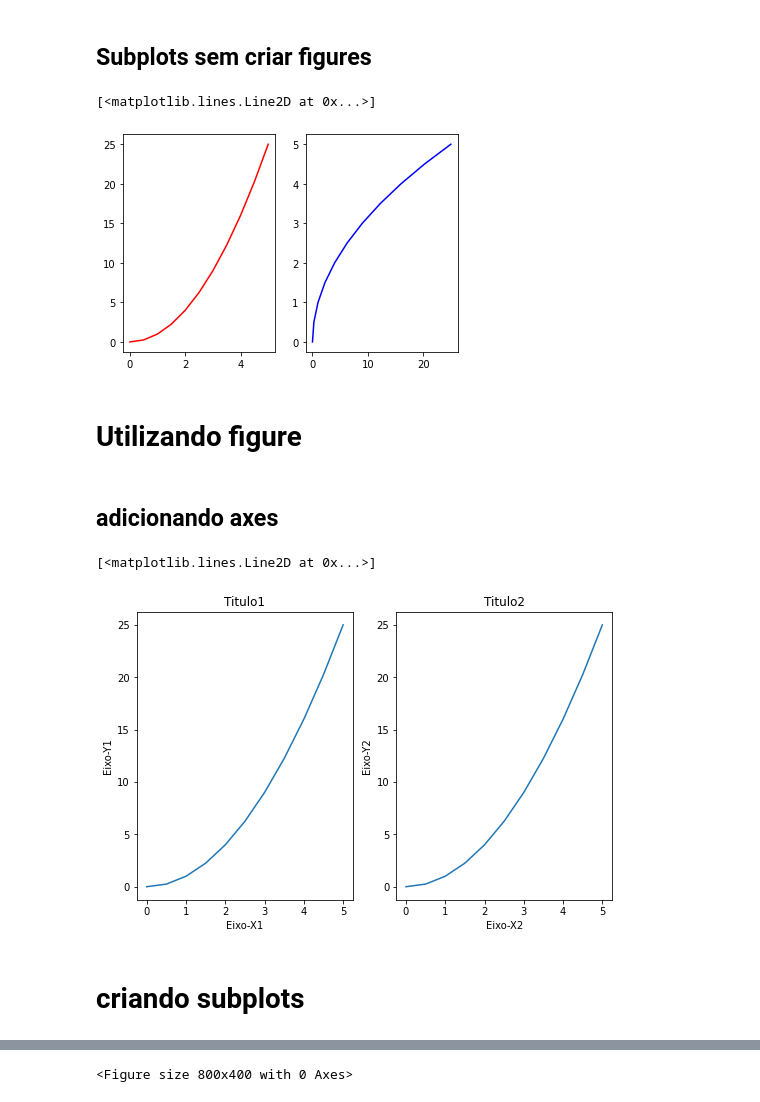
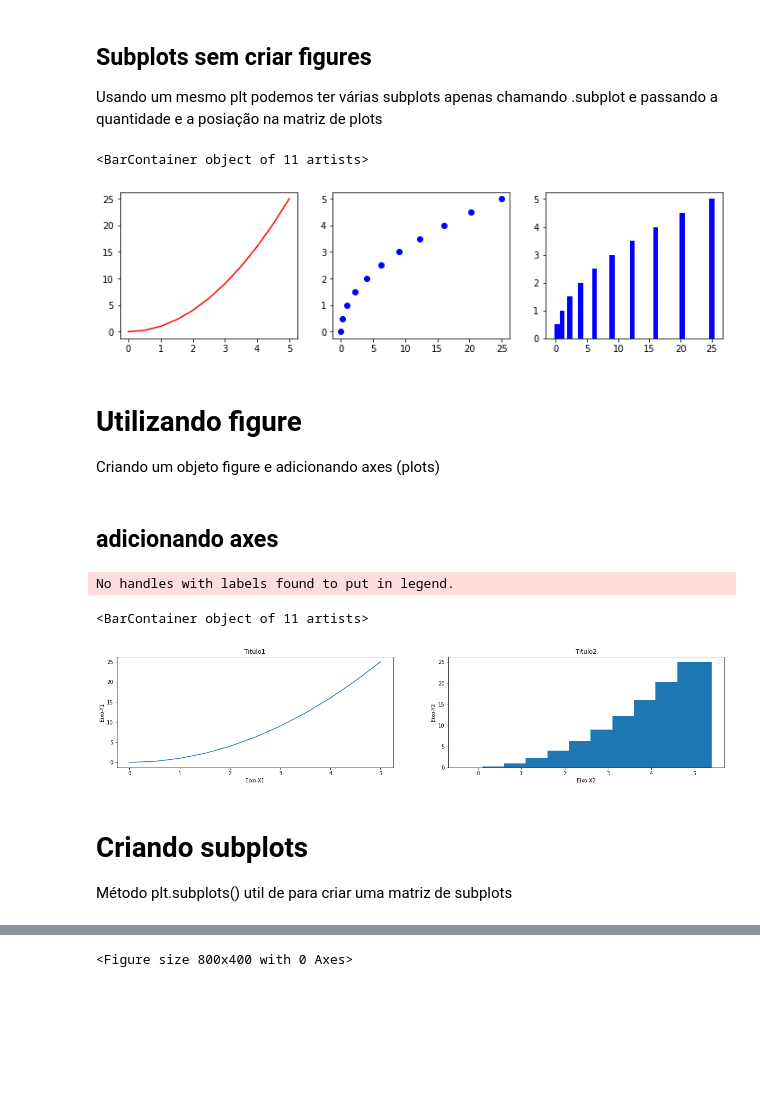
Before and after one commit to leandrobarbieri/python-datascience-ml, a Jupyter notebook: Matplotlib_pyplot.ipynb, the cells around one changed output, grey strips where cells are left out. Saved outputs shown, nothing was run; the diff lists cells and outputs as text; code cells hidden in the pictures; blank space fills up the shorter version.

```diff
--- a/Matplotlib_pyplot.ipynb
+++ b/Matplotlib_pyplot.ipynb
@@ -8,7 +9,7 @@ import numpy as np
 import matplotlib.pyplot as plt
 
 # tamanho padrão da fig caso não seja especificado
-plt.rc('figure', figsize=(5, 3))
+plt.rc('figure', figsize=(10, 3))
 
 # visualizar os graficos criados na propria linha de codigo usada para definição
 # não precisar escrever plt.show()
@@ -40,25 +44,35 @@ Text(0.5, 1.0, 'Titulo')
-# %% [markdown]
-## Subplots sem criar figures
+# %% [markdown]
+## Subplots sem criar figures
+Usando um mesmo plt podemos ter várias subplots apenas chamando .subplot e passando a quantidade e a posiação na matriz de plots
 # %%
+# Figure com uma linha e 3 colunas
+plt.figure(figsize=(12,3))
+
 # subplots: 1
-plt.subplot(1, 2, 1)
+plt.subplot(1, 3, 1)
 plt.plot(x, y, color="red")
 
 # subplots: 2
-plt.subplot(1, 2, 2)
-plt.plot(y, x, color="blue")
+plt.subplot(1, 3, 2, )
+plt.scatter(y, x, color="blue")
+
+
+# subplots: 3
+plt.subplot(1, 3, 3)
+plt.bar(y, x, color="blue")
 # %% [output]
-[<matplotlib.lines.Line2D at 0x...>]
+<BarContainer object of 11 artists>
-[figure, old version]
+[figure, new version]
-# %% [markdown]
-# Utilizando figure
+# %% [markdown]
+# Utilizando figure
+Criando um objeto figure e adicionando axes (plots)
 # %% [markdown]
 ## adicionando axes
 # %%
 # fig caixa vazia para ter controle total sobre a figura e subplots
-fig = plt.figure()
+fig = plt.figure(figsize=(15,3))
 
-# posições em percentual das extremidade
+# add_axes cria subplots e adiciona na figura nas posições (em percentual das extremidade)
 axes1 = fig.add_axes([0.1, 0.1, 0.5, 1])
 axes2 = fig.add_axes([0.7, 0.1, 0.5, 1])
 
@@ -72,10 +86,13 @@ axes1.plot(x, y)
 axes2.set_xlabel("Eixo-X2")
 axes2.set_ylabel("Eixo-Y2")
 axes2.set_title("Titulo2")
-axes2.plot(x, y)
+axes2.set_label("legenda")
+axes2.bar(x, y)
 # %% [output]
-[<matplotlib.lines.Line2D at 0x...>]
+No handles with labels found to put in legend.
+<BarContainer object of 11 artists>
-[figure, old version]
+[figure, new version]
-# %% [markdown]
-# criando subplots
+# %% [markdown]
+# Criando subplots
+Método plt.subplots() util de para criar uma matriz de subplots
 # %%
```
Also changed, not shown: parts of 15 cells of this notebook.
